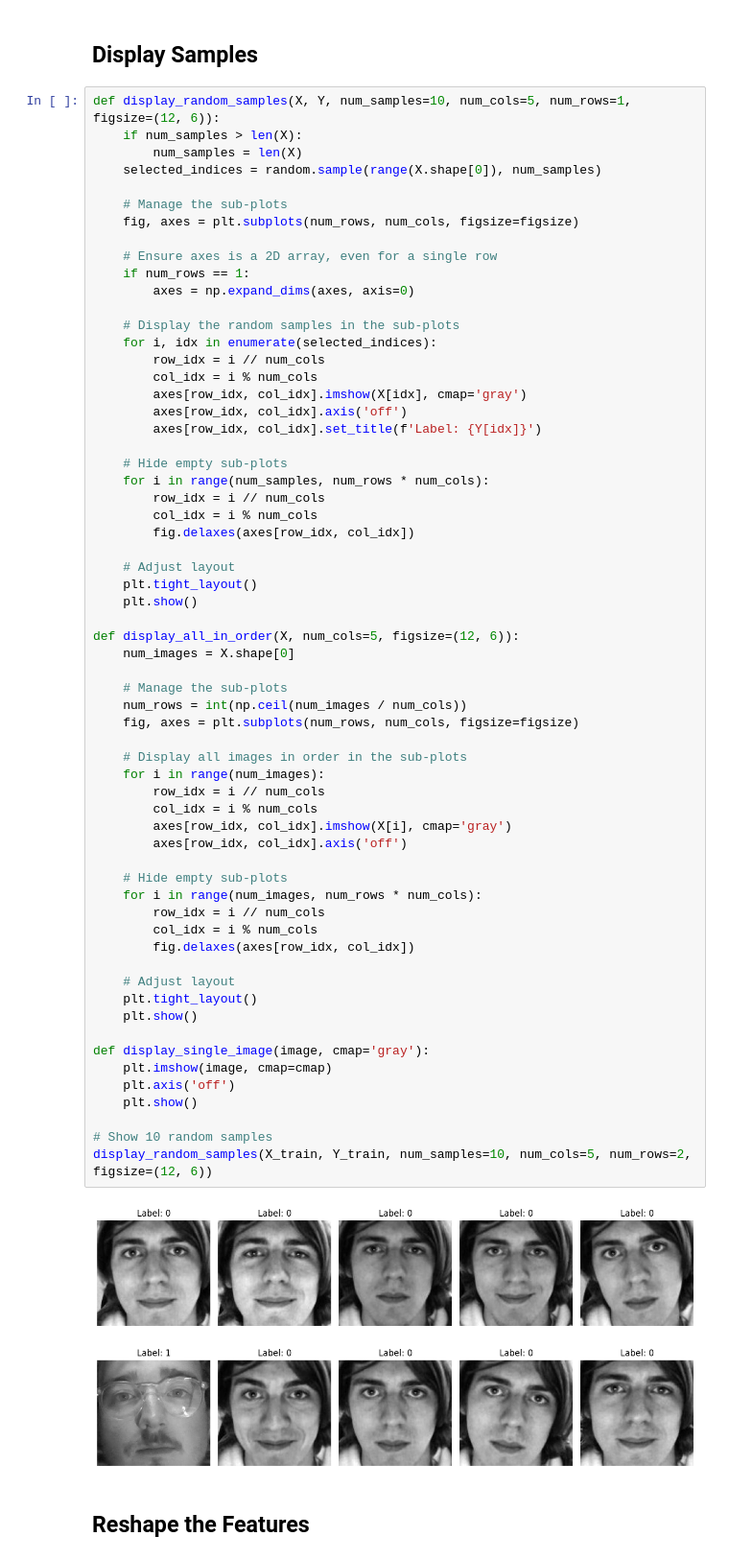
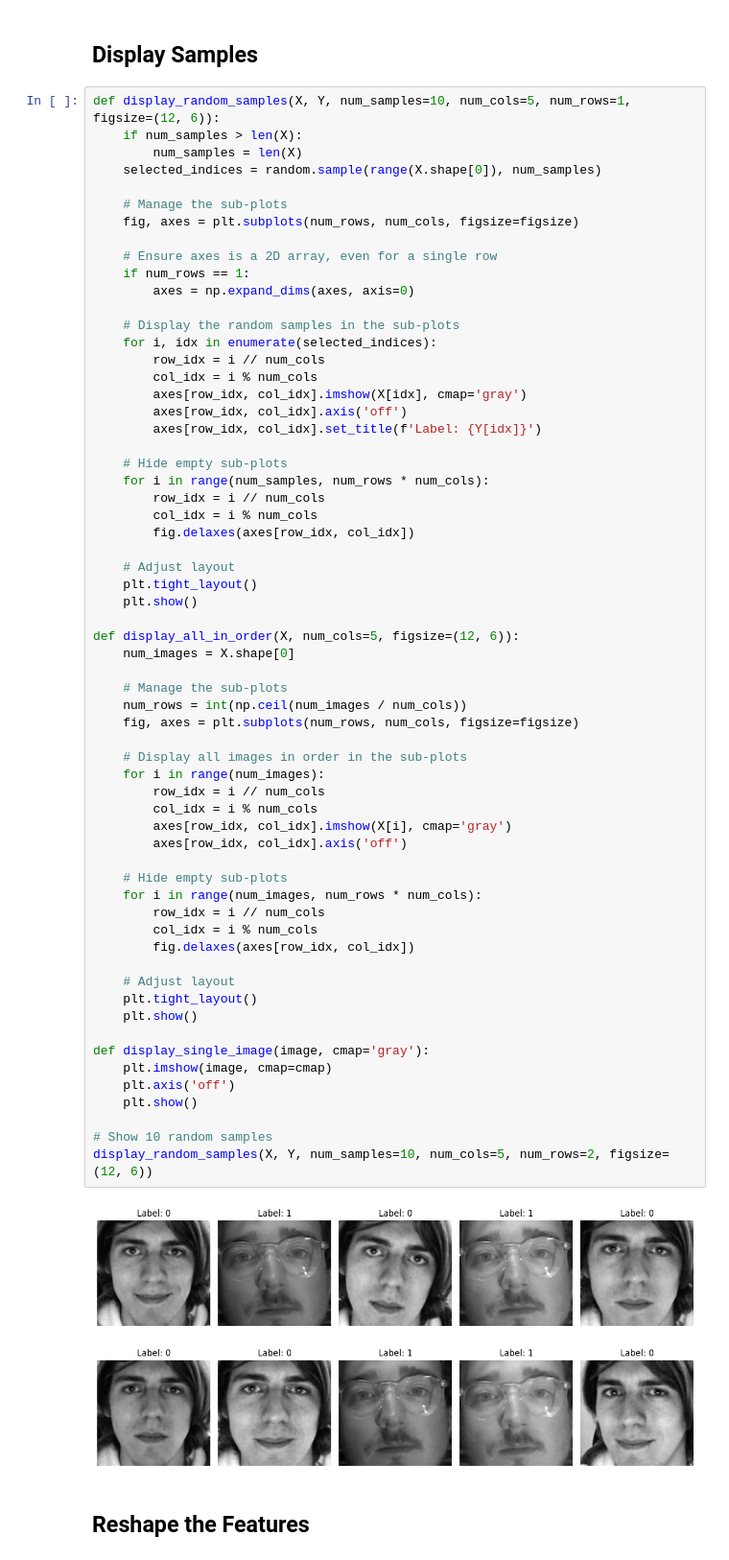
Before and after one commit to brian-vdb/visual-recognition, a Jupyter notebook: face_recognition.ipynb, the cells around one changed output. Shown at 96% size. Cells and saved outputs as stored; diff of their text form.

Commit message:
Changed back the global display X Y

```diff
--- a/face_recognition.ipynb
+++ b/face_recognition.ipynb
@@ -114,35 +114,35 @@ def display_all_in_order(X, num_cols=5, figsize=(12, 6)):
     num_images = X.shape[0]
 
     # Manage the sub-plots
     num_rows = int(np.ceil(num_images / num_cols))
     fig, axes = plt.subplots(num_rows, num_cols, figsize=figsize)
 
     # Display all images in order in the sub-plots
     for i in range(num_images):
         row_idx = i // num_cols
         col_idx = i % num_cols
         axes[row_idx, col_idx].imshow(X[i], cmap='gray')
         axes[row_idx, col_idx].axis('off')
 
     # Hide empty sub-plots
     for i in range(num_images, num_rows * num_cols):
         row_idx = i // num_cols
         col_idx = i % num_cols
         fig.delaxes(axes[row_idx, col_idx])
 
     # Adjust layout
     plt.tight_layout()
     plt.show()
 
 def display_single_image(image, cmap='gray'):
     plt.imshow(image, cmap=cmap)
     plt.axis('off')
     plt.show()
 
 # Show 10 random samples
-display_random_samples(X_train, Y_train, num_samples=10, num_cols=5, num_rows=2, figsize=(12, 6))
+display_random_samples(X, Y, num_samples=10, num_cols=5, num_rows=2, figsize=(12, 6))
 # %% [output]
-[figure, old version]
+[figure, new version]
 # %% [markdown]
 ## Reshape the Features
 # %%
```
Also changed, not shown: parts of 6 cells of this notebook, 3 other files.
